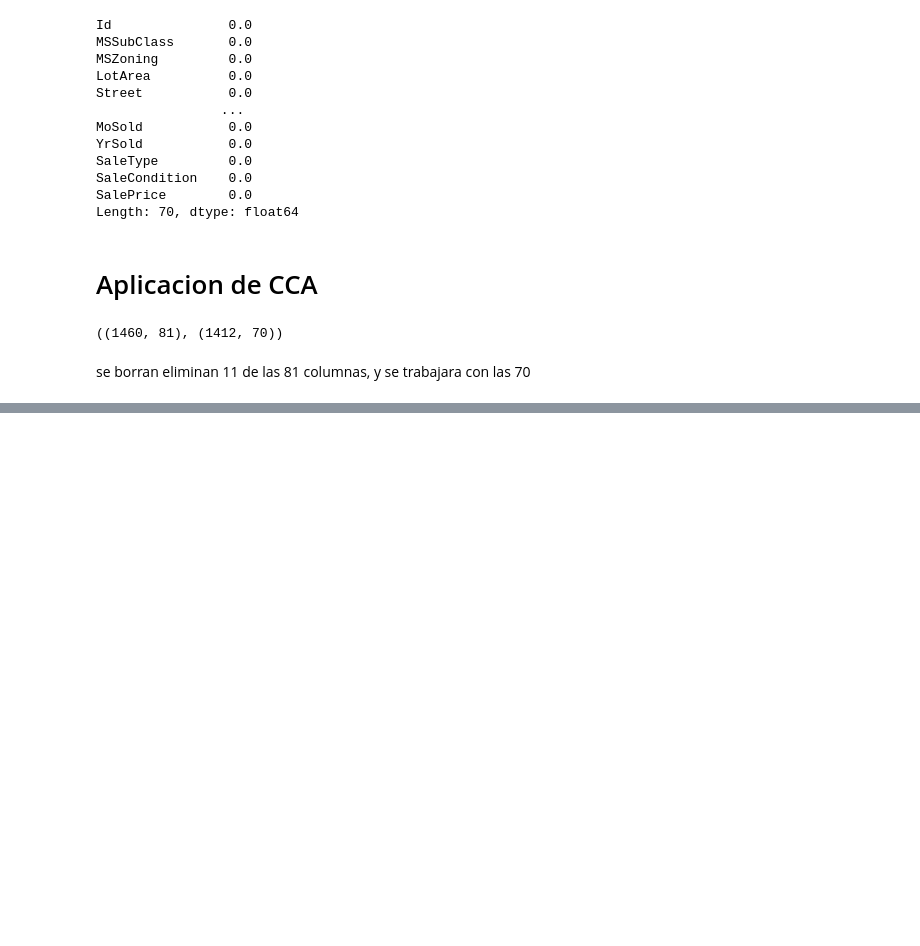
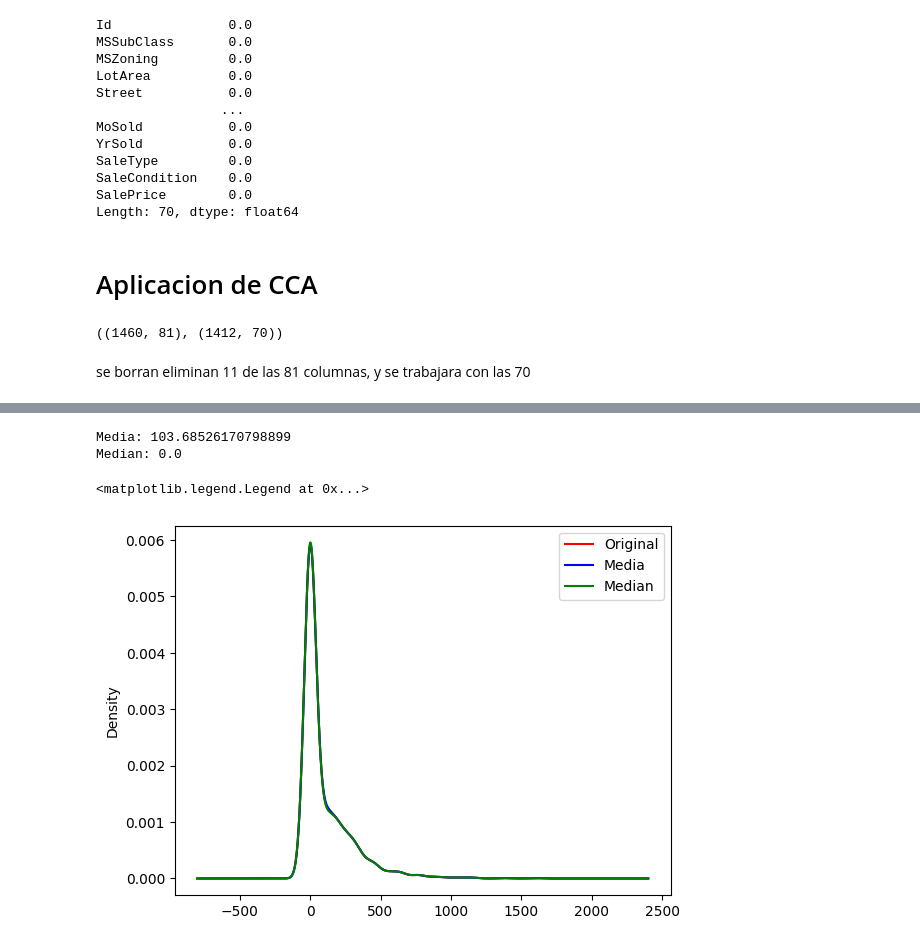
Before and after one commit to Marvin-Chavez/Statistical-Learning-I-Tarea1, a Jupyter notebook: Tarea1.ipynb, the cells around one changed output, grey strips where cells are left out. Drawn from its saved outputs; the diff is of its cells as text; code cells hidden in the pictures; blank space fills up the shorter version.

```diff
--- a/Tarea1.ipynb
+++ b/Tarea1.ipynb
@@ -163,0 +169,23 @@ cols
+# %%
+media = dataHP['MasVnrArea'].mean()
+mediana = dataHP['MasVnrArea'].median()
+
+print(f"Media: {media}")
+print(f"Median: {mediana}")
+# %% [output]
+Media: 103.68526170798899
+Median: 0.0
+# %%
+dataHP['MasVnrArea_Mean'] = np.round(dataHP['MasVnrArea'].fillna(media))
+dataHP['MasVnrArea_Median'] = np.round(dataHP['MasVnrArea'].fillna(mediana))
+# %%
+fig = plt.figure()
+ax = fig.add_subplot(111)
+
+dataHP['MasVnrArea'].plot.density(color='red', label='Original')
+dataHP['MasVnrArea_Mean'].plot.density(color='blue', label='Media')
+dataHP['MasVnrArea_Median'].plot.density(color='green', label='Median')
+ax.legend()
+# %% [output]
+<matplotlib.legend.Legend at 0x...>
+[figure, added]
```
Also changed, not shown: parts of 4 cells of this notebook.
